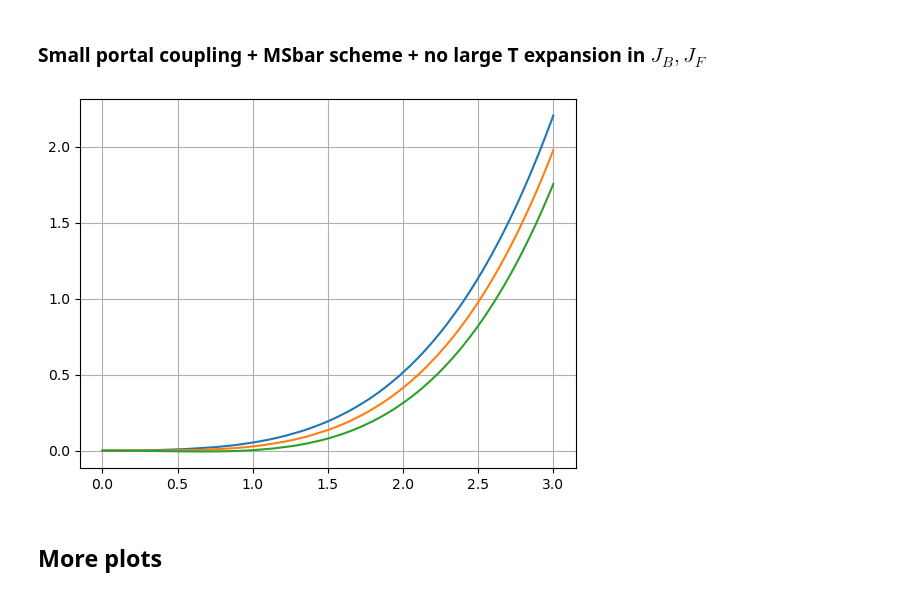
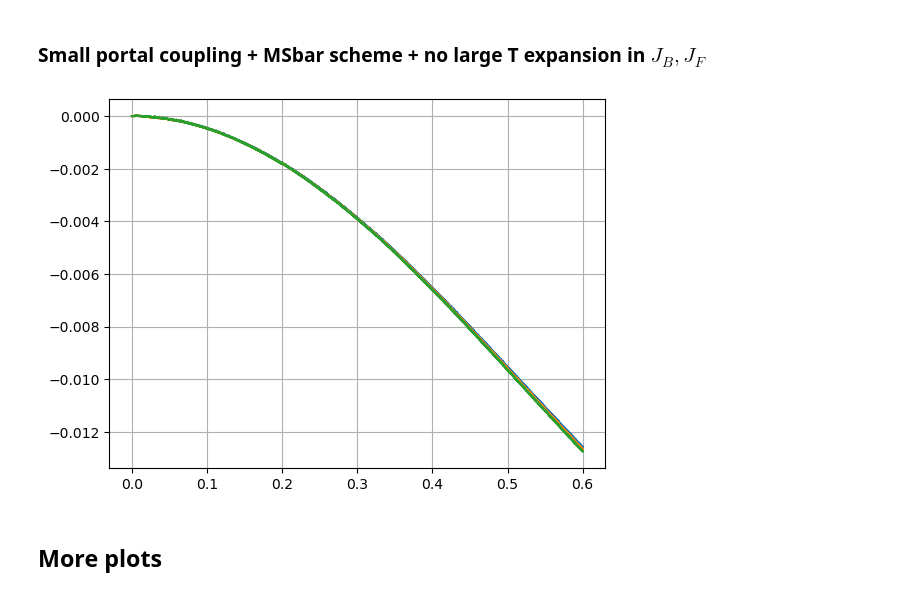
Before and after one commit to suraj083/ewpt-model, a Jupyter notebook: test.ipynb, the cells around one changed output. Cells and saved outputs as stored; diff of their text form; code cells hidden in the pictures.

```diff
--- a/test.ipynb
+++ b/test.ipynb
@@ -43,7 +43,7 @@ plt.grid(True)
 # %% [markdown]
 ### Defining a dictionary of parameters and initializing model
 # %%
-h1 = elvet.box((0.0, 3.0, 3000))
+h1 = elvet.box((0.0, 0.6, 6000))
 h2 = elvet.box((0.0, 4.0, 4000))
 
 h01 = tf.zeros((len(h1), 1), dtype=tf.float32)
@@ -152,19 +152,19 @@ plt.ylim(-0.1,0.2)
 # %% [markdown]
 ### Small portal coupling + MSbar scheme + no large T expansion in $J_B, J_F$
 # %%
-params3 = {'g1': 0.4632, 'g2': 0.6485, 'yt': 0.92849, 'yb': 0.0167, 'mHsq': -1.22559, 'mSsq': 0.0625, 'lmbd': 0.258047, 'lmbd_SH': 0.85, 'lmbd_S': 0, 'N': 2, 'vevh': 3.08204}
+params3 = {'g1': 0.4632, 'g2': 0.6485, 'yt': 0.92849, 'yb': 0.0167, 'mHsq': -1.27596, 'mSsq': 0.0625, 'lmbd': 0.26247, 'lmbd_SH': 0.85, 'lmbd_S': 1, 'N': 4, 'vevh': 3.08204}
 
 test_model4 = model(params3, bsm = True, eft = False)
 # %%
-plt.plot(h1, test_model4.total_potential(h1, 148, **{'scheme':"MS-Bar", 'scale':2.1595}, large_T_approx=False) - test_model4.total_potential(h01, 148, **{'scheme':"MS-Bar", 'scale':2.1595}, large_T_approx=False))
-plt.plot(h1, test_model4.total_potential(h1, 145, **{'scheme':"MS-Bar", 'scale':2.1595}, large_T_approx=False) - test_model4.total_potential(h01, 145, **{'scheme':"MS-Bar", 'scale':2.1595}, large_T_approx=False))
-plt.plot(h1, test_model4.total_potential(h1, 142, **{'scheme':"MS-Bar", 'scale':2.1595}, large_T_approx=False) - test_model4.total_potential(h01, 142, **{'scheme':"MS-Bar", 'scale':2.1595}, large_T_approx=False))
+plt.plot(h1, test_model4.total_potential(h1, 135.01, **{'scheme':"MS-Bar", 'scale':2.1595}, large_T_approx=False) - test_model4.total_potential(h01, 135.01, **{'scheme':"MS-Bar", 'scale':2.1595}, large_T_approx=False))
+plt.plot(h1, test_model4.total_potential(h1, 134.985, **{'scheme':"MS-Bar", 'scale':2.1595}, large_T_approx=False) - test_model4.total_potential(h01, 134.985, **{'scheme':"MS-Bar", 'scale':2.1595}, large_T_approx=False))
+plt.plot(h1, test_model4.total_potential(h1, 134.96, **{'scheme':"MS-Bar", 'scale':2.1595}, large_T_approx=False) - test_model4.total_potential(h01, 134.96, **{'scheme':"MS-Bar", 'scale':2.1595}, large_T_approx=False))
 plt.grid(True)
 #plt.legend()
-#plt.xlim(0.0,1.5)
-#plt.ylim(-0.01,0.02)
+#plt.xlim(0.0,0.5)
+#plt.ylim(-0.001,0.002)
 # %% [output]
-[figure, old version]
+[figure, new version]
 # %% [markdown]
 ## More plots
 # %% [markdown]
```
Also changed, not shown: 1 other file.
